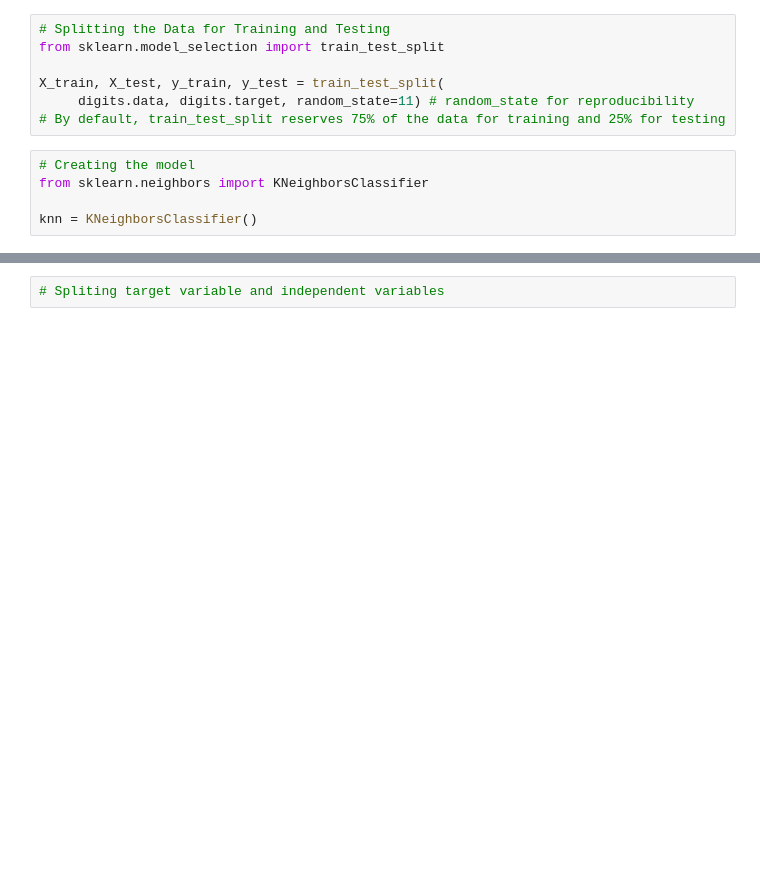
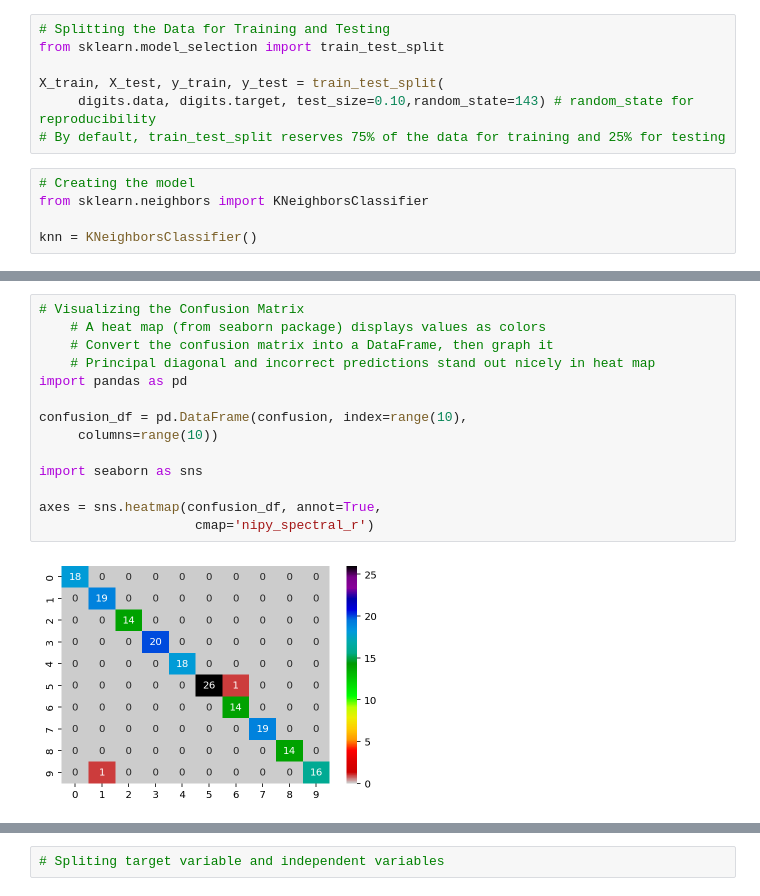
Before and after one commit to xxmelar-ksaxx/DataComp, a Jupyter notebook: Project_Template.ipynb, the cells around one changed output, grey strips where cells are left out. Cells and saved outputs as stored; diff of their text form; blank space fills up the shorter version.

```diff
--- a/Project_Template.ipynb
+++ b/Project_Template.ipynb
@@ -527,7 +528,7 @@ digits = load_digits()
 from sklearn.model_selection import train_test_split
 
 X_train, X_test, y_train, y_test = train_test_split(
-     digits.data, digits.target, random_state=11) # random_state for reproducibility
+     digits.data, digits.target, test_size=0.10,random_state=143) # random_state for reproducibility
 # By default, train_test_split reserves 75% of the data for training and 25% for testing
 # %%
 # Creating the model
@@ -586,0 +595,16 @@ weighted avg       0.98      0.98      0.98       450
+# %%
+# Visualizing the Confusion Matrix
+    # A heat map (from seaborn package) displays values as colors
+    # Convert the confusion matrix into a DataFrame, then graph it
+    # Principal diagonal and incorrect predictions stand out nicely in heat map
+import pandas as pd
+
+confusion_df = pd.DataFrame(confusion, index=range(10),
+     columns=range(10))
+
+import seaborn as sns
+
+axes = sns.heatmap(confusion_df, annot=True,
+                    cmap='nipy_spectral_r')
+# %% [output]
+[figure, added]
```
Also changed, not shown: parts of 12 cells of this notebook.
